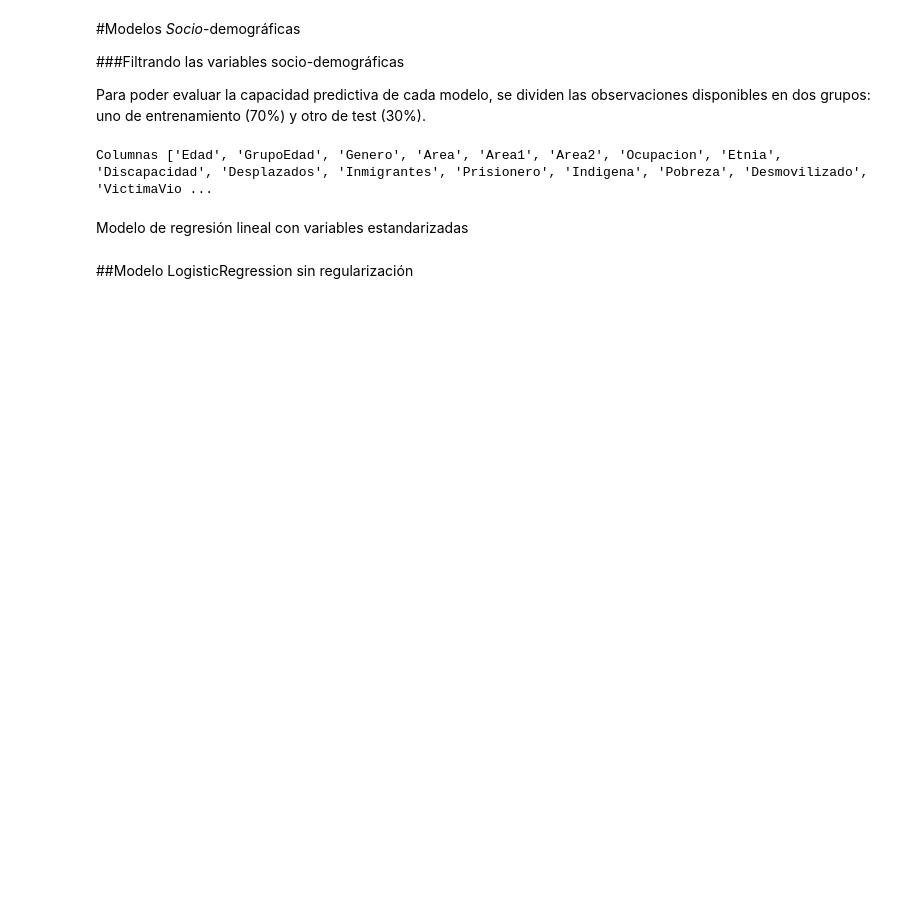
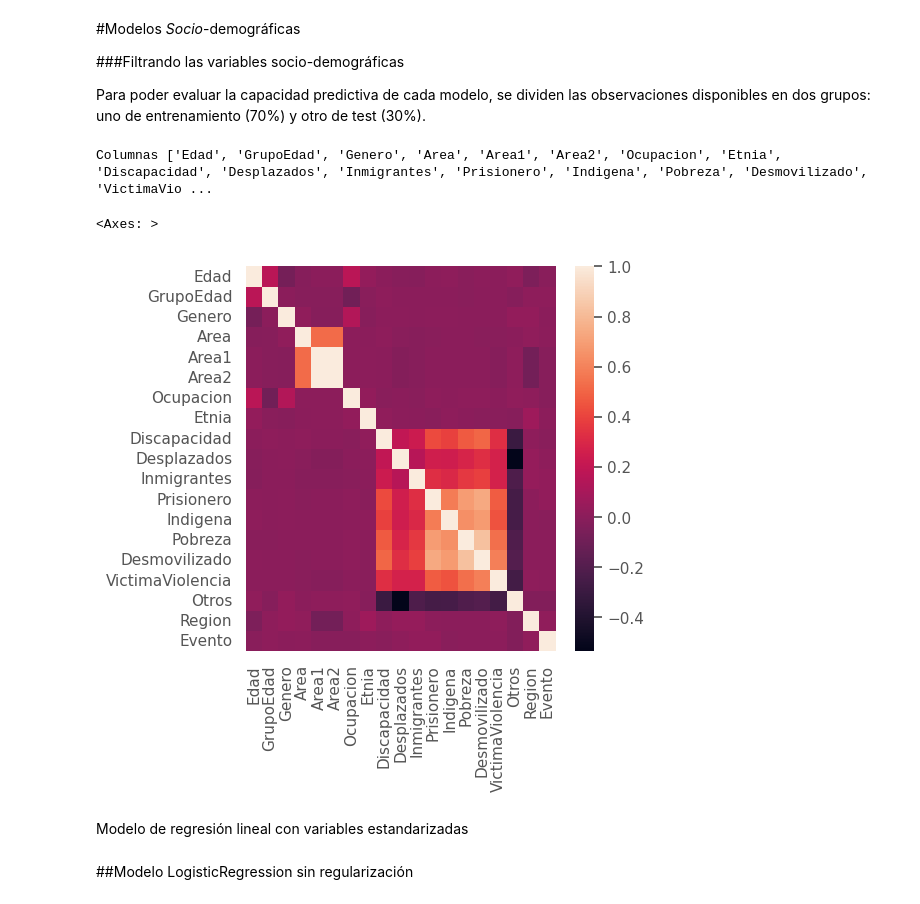
Before and after one commit to cam2149/MachinelearningI, a Jupyter notebook: Examen3_Ejercicio4.ipynb, the cells around one changed output. Saved outputs shown, nothing was run; the diff lists cells and outputs as text; code cells hidden in the pictures; blank space fills up the shorter version.

```diff
--- a/Examen3_Ejercicio4.ipynb
+++ b/Examen3_Ejercicio4.ipynb
@@ -391,4 +376,20 @@ Para poder evaluar la capacidad predictiva de cada modelo, se dividen las observ
 print("Columnas", dfDengue.columns.tolist())
 # %% [output]
 Columnas ['Edad', 'GrupoEdad', 'Genero', 'Area', 'Area1', 'Area2', 'Ocupacion', 'Etnia', 'Discapacidad', 'Desplazados', 'Inmigrantes', 'Prisionero', 'Indigena', 'Pobreza', 'Desmovilizado', 'VictimaVio ...
+# %%
+socio_demo_vars = ['Edad', 'GrupoEdad', 'Genero', 'Area', 'Area1', 'Area2',
+                  'Ocupacion', 'Etnia', 'Discapacidad', 'Desplazados',
+                  'Inmigrantes', 'Prisionero', 'Indigena', 'Pobreza',
+                  'Desmovilizado', 'VictimaViolencia', 'Otros', 'Region',
+                  'Evento']
+
+df_socio_demo = dfDengue[socio_demo_vars]
+
+correlation_matrix = df_socio_demo.corr()
+
+fig, ax = plt.subplots(nrows = 1, ncols = 1, figsize = (5, 5))
+sns.heatmap(correlation_matrix, ax = ax)
+# %% [output]
+<Axes: >
+[figure, added]
 # %%
```
Also changed, not shown: parts of 11 cells of this notebook.
